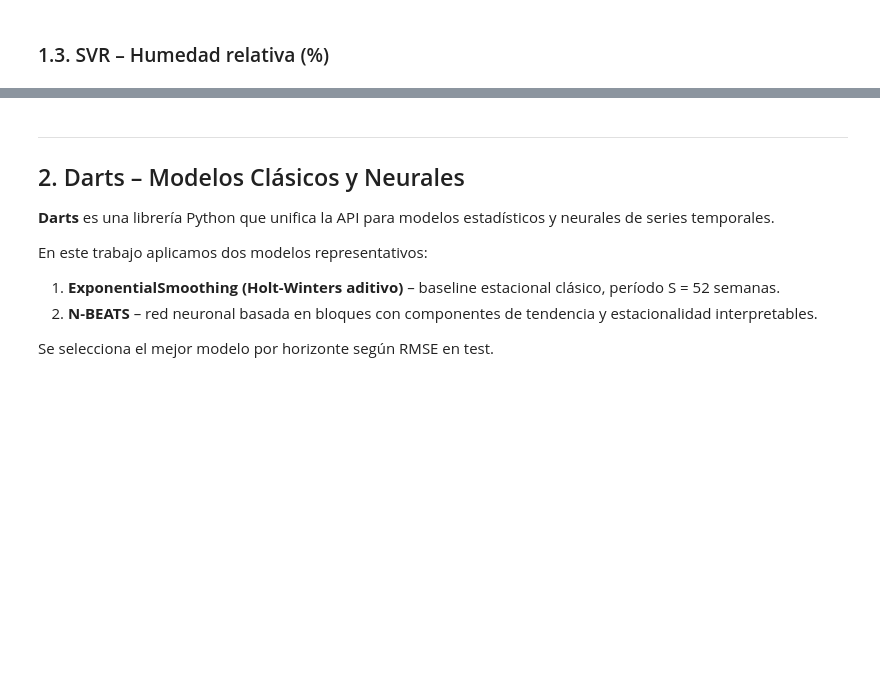
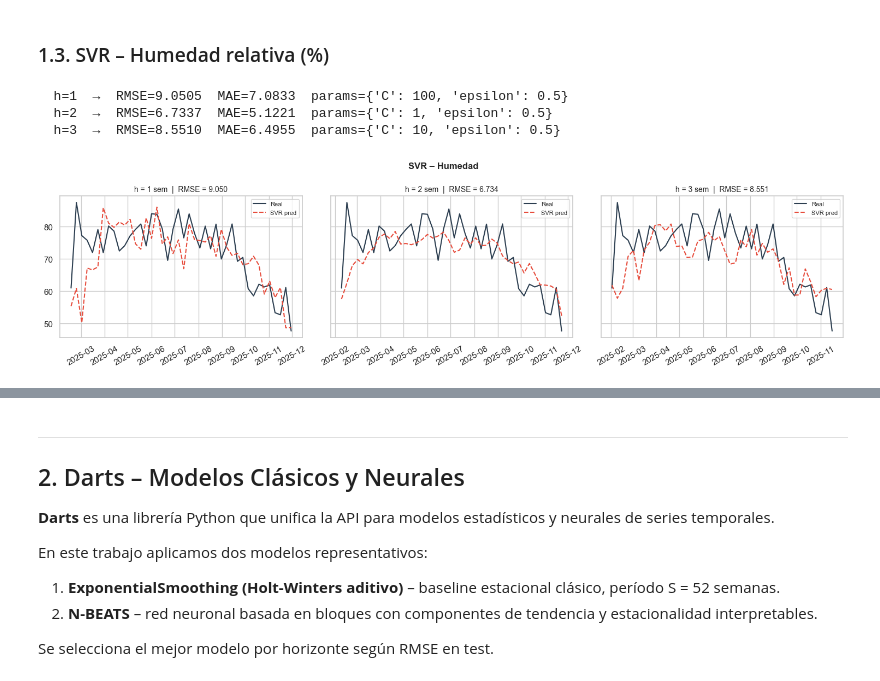
Before and after one commit to nataliamarinn/series_de_tiempo_austral, a Jupyter notebook: tp_series_grupo3_parte2.ipynb, the cells around one changed output, grey strips where cells are left out. Drawn from its saved outputs; the diff is of its cells as text; code cells hidden in the pictures; blank space fills up the shorter version.

```diff
--- a/tp_series_grupo3_parte2.ipynb
+++ b/tp_series_grupo3_parte2.ipynb
@@ -334,8 +384,10 @@ plot_svr('Temperatura (°C)', svr_temp)
 # %% [markdown]
 ### 1.3. SVR – Humedad relativa (%)
 # %%
-print("━━━━━━━━━━━━━━━━━━━━━━━━━━━━━━━━━━━━━━━━━━━━━━━━━━━━━━━")
-print(f"  SVR – Humedad relativa (%)")
-print("━━━━━━━━━━━━━━━━━━━━━━━━━━━━━━━━━━━━━━━━━━━━━━━━━━━━━━━")
-svr_hum = train_svr_multistep(SERIES['Hum'])
-plot_svr('Humedad relativa (%)', svr_hum)
+svr_hum = add_variability_metrics(train_svr_multistep(SERIES['Hum']))
+plot_svr('Humedad', svr_hum)
+# %% [output]
+  h=1  →  RMSE=9.0505  MAE=7.0833  params={'C': 100, 'epsilon': 0.5}
+  h=2  →  RMSE=6.7337  MAE=5.1221  params={'C': 1, 'epsilon': 0.5}
+  h=3  →  RMSE=8.5510  MAE=6.4955  params={'C': 10, 'epsilon': 0.5}
+[figure, added]
```
Also changed, not shown: parts of 14 cells of this notebook.
